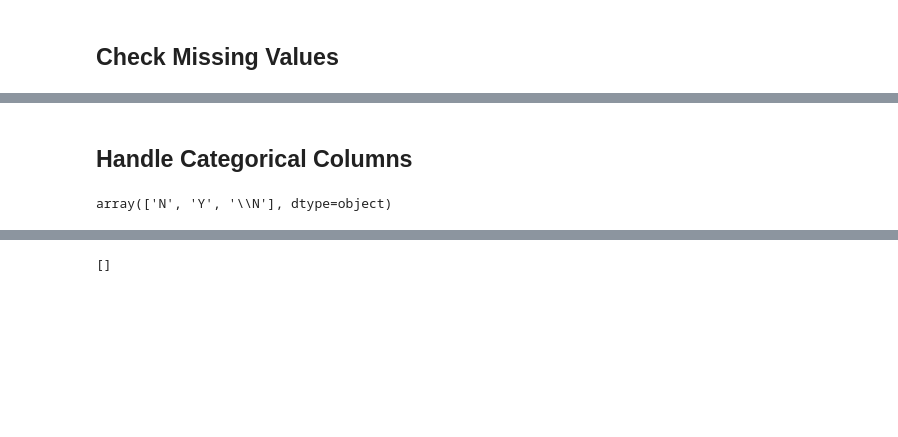
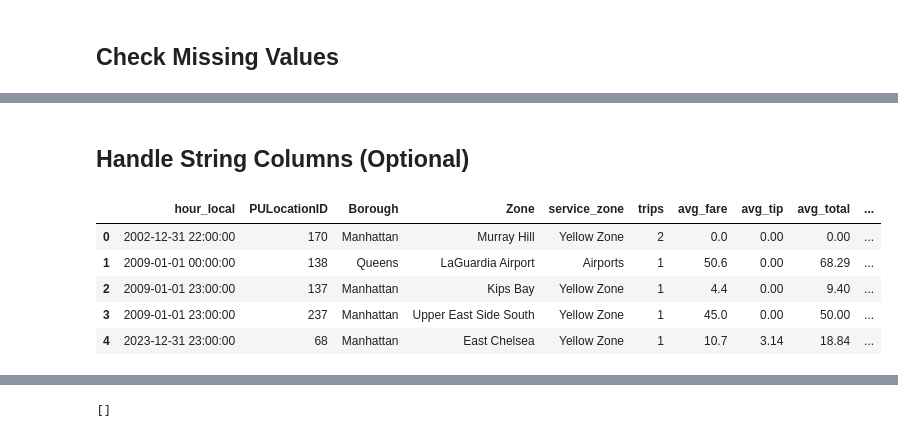
Before and after one commit to Singularity-Coder/NYC-Taxi-Dashboard, a Jupyter notebook: clean.ipynb, the cells around one changed output, grey strips where cells are left out. Cells and saved outputs as stored; diff of their text form; code cells hidden in the pictures; blank space fills up the shorter version.

```diff
--- a/clean.ipynb
+++ b/clean.ipynb
@@ -55,0 +216,42 @@ display(df_weather.head(2))
+# %%
+if df_trips.shape[0] == 0:
+    base = Path("/datasets")
+    trips = pd.read_parquet(base / "yellow_tripdata_2024-01.parquet", dtype_backend="pyarrow")
+    trips["PULocationID"] = trips["PULocationID"].astype("Int64")
+    trips["hour_local"] = trips["tpep_pickup_datetime"].dt.floor("h")
+    trips["trip_minutes"] = (trips["tpep_dropoff_datetime"] - trips["tpep_pickup_datetime"]).dt.total_seconds()/60
+
+    agg = (trips.groupby(["hour_local","PULocationID"], dropna=False)
+           .agg(trips=("VendorID","size"),
+                avg_fare=("fare_amount","mean"),
+                avg_tip=("tip_amount","mean"),
+                avg_total=("total_amount","mean"),
+                avg_distance=("trip_distance","mean"),
+                tip_sum=("tip_amount","sum"),
+                total_sum=("total_amount","sum"),
+                avg_trip_minutes=("trip_minutes","mean"))
+           .reset_index())
+    agg["tip_pct"] = agg.apply(lambda r: (r["tip_sum"]/r["total_sum"]) if r["total_sum"] else 0.0, axis=1)
+    agg = agg.drop(columns=["tip_sum","total_sum"])
+
+    zones = pd.read_csv(base/"taxi_zone_lookup.csv").rename(columns={"LocationID":"PULocationID"})
+
+    weather = pd.read_csv(base/"weather_data.csv")
+    for c in ["year","month","day","hour"]:
+        weather[c] = pd.to_numeric(weather[c], errors="coerce").astype("Int64")
+    weather["hour_local"] = pd.to_datetime(dict(year=weather["year"],
+                                                month=weather["month"],
+                                                day=weather["day"],
+                                                hour=weather["hour"]),
+                                           errors="coerce")
+    weather = weather.rename(columns={
+        "temp":"temp_c","rhum":"humidity","prcp":"precip_mm",
+        "wdir":"wind_direction","wspd":"wind_speed_kmh",
+        "pres":"pressure_hpa","coco":"weather_condition"
+    })
+    weather = weather[["hour_local","temp_c","humidity","precip_mm",
+                       "wind_direction","wind_speed_kmh","pressure_hpa","weather_condition"]]
+
+    df_trips = (agg.merge(weather, on="hour_local", how="left")
+              .merge(zones, on="PULocationID", how="left")
+              .sort_values(["hour_local","PULocationID"]))
@@ -214,9 +417,14 @@ df_trips.select_dtypes(include=['datetime', 'datetimetz']).columns.tolist()
 # %% [markdown]
-## Handle Categorical Columns
+## Handle String Columns (Optional)
-# %%
-df_trips["store_and_fwd_flag"].unique()
-# %% [output]
-array(['N', 'Y', '\\N'], dtype=object)
+# %%
+df_trips.head()
+# %% [output]
+|  | hour_local | PULocationID | Borough | Zone | service_zone | trips | avg_fare | avg_tip | avg_total | ... |
+| 0 | 2002-12-31 22:00:00 | 170 | Manhattan | Murray Hill | Yellow Zone | 2 | 0.0 | 0.00 | 0.00 | ... |
+| 1 | 2009-01-01 00:00:00 | 138 | Queens | LaGuardia Airport | Airports | 1 | 50.6 | 0.00 | 68.29 | ... |
+| 2 | 2009-01-01 23:00:00 | 137 | Manhattan | Kips Bay | Yellow Zone | 1 | 4.4 | 0.00 | 9.40 | ... |
+| 3 | 2009-01-01 23:00:00 | 237 | Manhattan | Upper East Side South | Yellow Zone | 1 | 45.0 | 0.00 | 50.00 | ... |
+| 4 | 2023-12-31 23:00:00 | 68 | Manhattan | East Chelsea | Yellow Zone | 1 | 10.7 | 3.14 | 18.84 | ... |
 # %%
 c = df_trips.select_dtypes(include=['object']).columns
 
```
Also changed, not shown: parts of 27 cells of this notebook, 2 other files.
